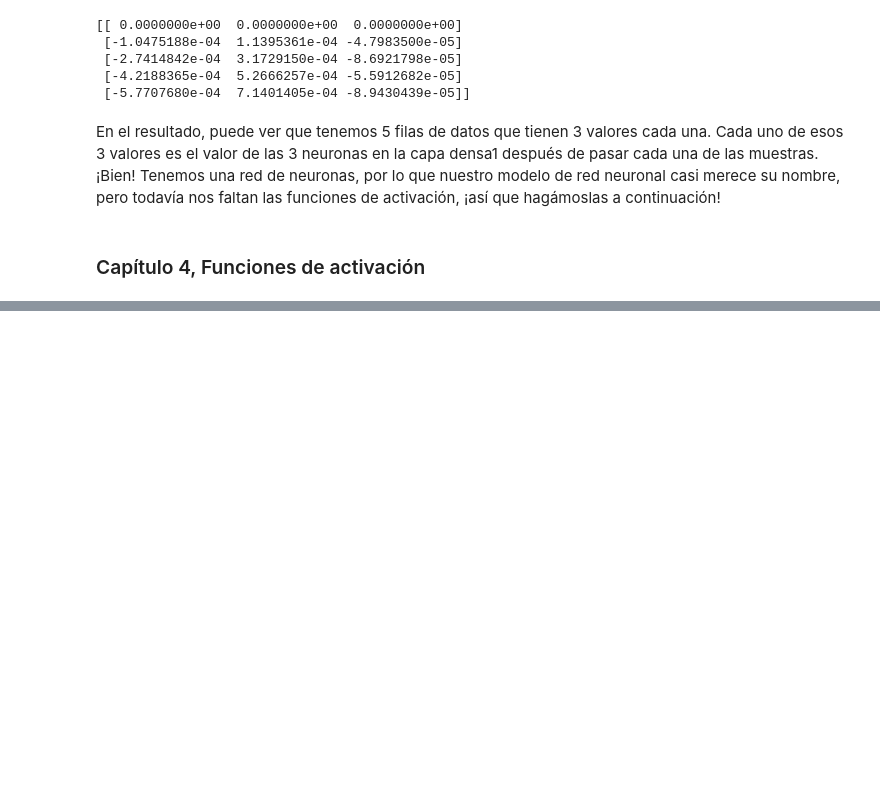
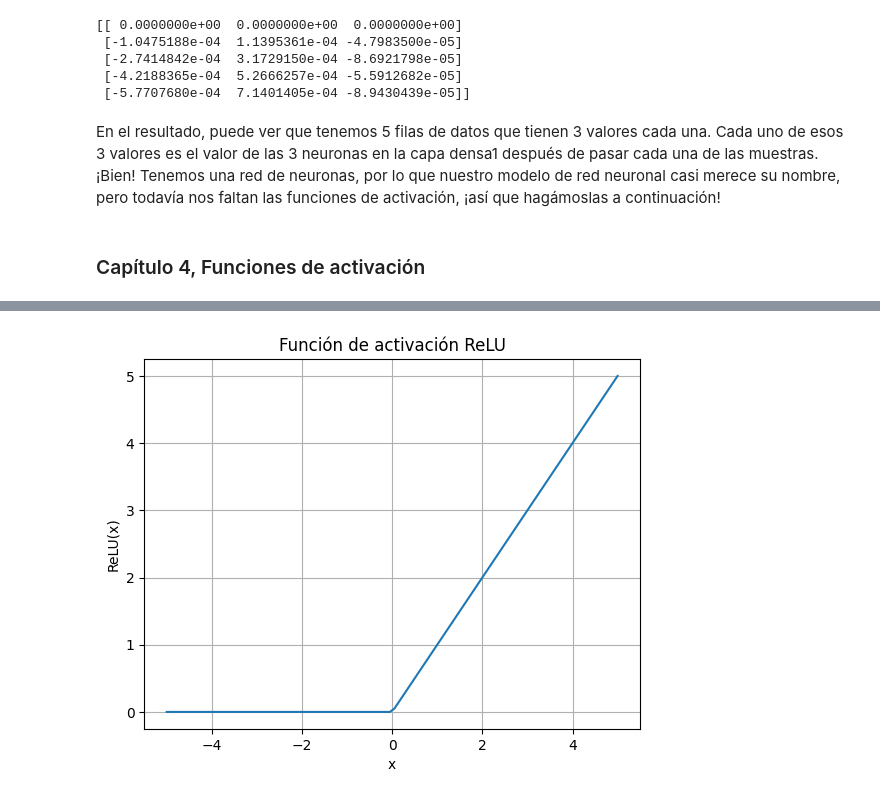
Before and after one commit to OrlandoFloresC/Perceptron_usos, a Jupyter notebook: perceptron.ipynb, the cells around one changed output, grey strips where cells are left out. Cells and saved outputs as stored; diff of their text form; code cells hidden in the pictures; blank space fills up the shorter version.

```diff
--- a/perceptron.ipynb
+++ b/perceptron.ipynb
@@ -431,0 +532,18 @@ En este capítulo, abordaremos algunas de las funciones de activación y discuti
+# %%
+import matplotlib.pyplot as plt
+import numpy as np
+
+def relu(x):
+    return np.maximum(0, x)
+
+x = np.linspace(-5, 5, 100)  # Genera 100 puntos entre -5 y 5
+y = relu(x)
+
+plt.plot(x, y)
+plt.title('Función de activación ReLU')
+plt.xlabel('x')
+plt.ylabel('ReLU(x)')
+plt.grid(True)
+plt.show()
+# %% [output]
+[figure, added]
```
Also changed, not shown: parts of 15 cells of this notebook, 1 other file.
